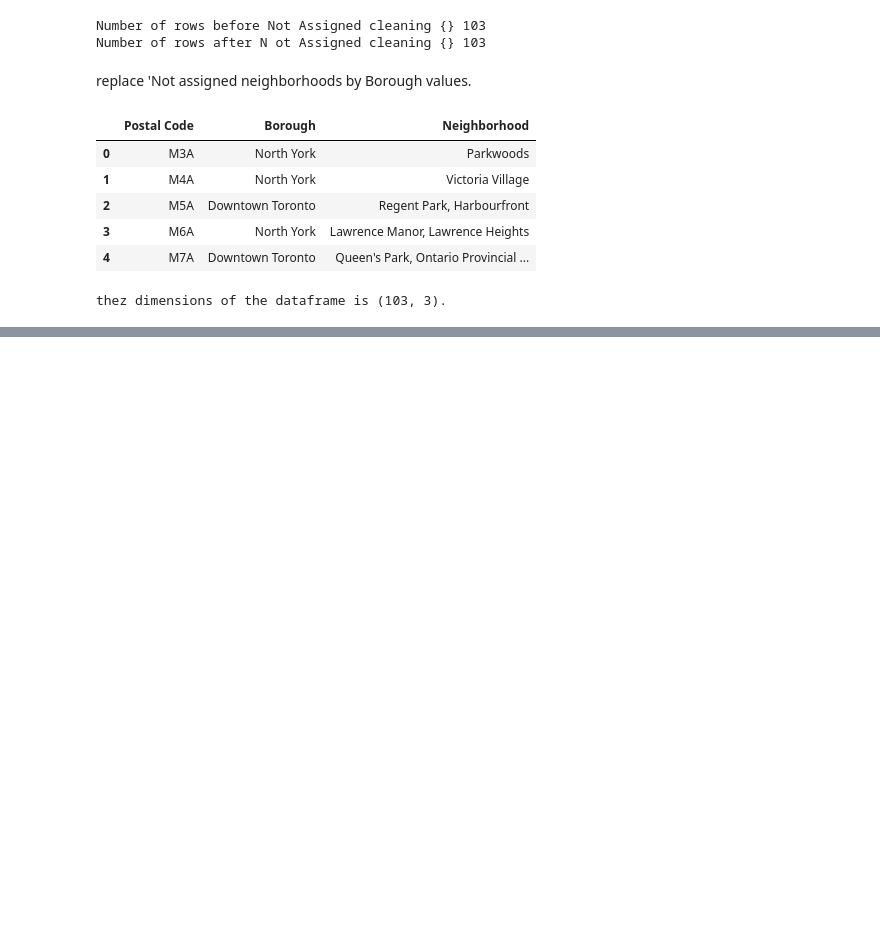
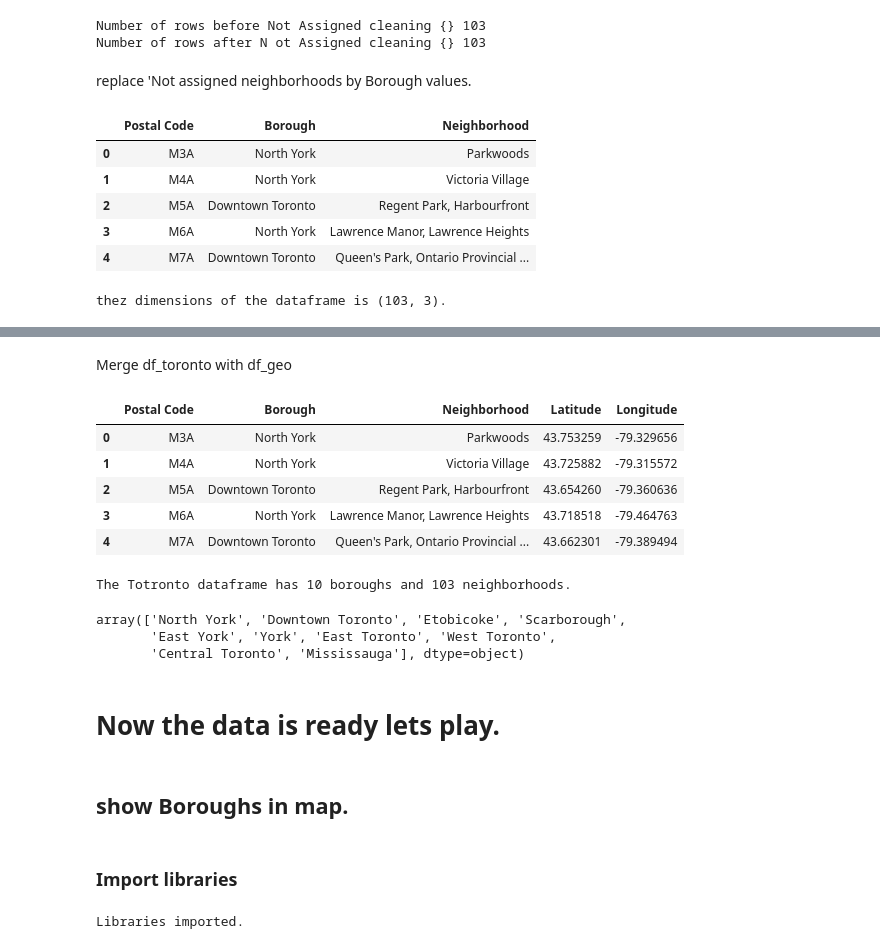
Before and after one commit to GuyVanTricht/Coursera_Capstone, a Jupyter notebook: Neighborhoods of Toronto.ipynb, the cells around one changed output, grey strips where cells are left out. Drawn from its saved outputs; the diff is of its cells as text; code cells hidden in the pictures; blank space fills up the shorter version.

```diff
--- a/Neighborhoods of Toronto.ipynb
+++ b/Neighborhoods of Toronto.ipynb
@@ -67,0 +79,4 @@ thez dimensions of the dataframe is (103, 3).
+# %%
+df_geo = pd.read_csv("Geospatial_data.csv")
+
+df_geo.head()
@@ -67,0 +90,58 @@ thez dimensions of the dataframe is (103, 3).
+# %% [markdown]
+Merge df_toronto with df_geo
+# %%
+df_toronto = pd.merge(df_toronto, df_geo, on="Postal Code")
+df_toronto.head()
+# %% [output]
+|  | Postal Code | Borough | Neighborhood | Latitude | Longitude |
+| 0 | M3A | North York | Parkwoods | 43.753259 | -79.329656 |
+| 1 | M4A | North York | Victoria Village | 43.725882 | -79.315572 |
+| 2 | M5A | Downtown Toronto | Regent Park, Harbourfront | 43.654260 | -79.360636 |
+| 3 | M6A | North York | Lawrence Manor, Lawrence Heights | 43.718518 | -79.464763 |
+| 4 | M7A | Downtown Toronto | Queen's Park, Ontario Provincial ... | 43.662301 | -79.389494 |
+# %%
+print('The Totronto dataframe has {} boroughs and {} neighborhoods.'.format(
+        len(df_toronto['Borough'].unique()),
+        df_toronto.shape[0]
+    )
+)
+df_toronto['Borough'].unique()
+# %% [output]
+The Totronto dataframe has 10 boroughs and 103 neighborhoods.
+array(['North York', 'Downtown Toronto', 'Etobicoke', 'Scarborough',
+       'East York', 'York', 'East Toronto', 'West Toronto',
+       'Central Toronto', 'Mississauga'], dtype=object)
+# %% [markdown]
+# Now the data is ready lets play.
+# %% [markdown]
+## show Boroughs in map.
+# %% [markdown]
+### Import libraries
+# %%
+try:
+    from geopy.geocoders import Nominatim # convert an address into latitude and longitude values
+except errorValue:
+    print('geopy not installed. Installing now. May take a while')
+    !conda install -c conda-forge geopy --yes # uncomment this line if you haven't completed the Foursquare API lab
+    from geopy.geocoders import Nominatim # convert an address into latitude and longitude values
+
+import requests # library to handle requests
+from pandas.io.json import json_normalize # tranform JSON file into a pandas dataframe
+
+# Matplotlib and associated plotting modules
+import matplotlib.cm as cm
+import matplotlib.colors as colors
+
+# import k-means from clustering stage
+from sklearn.cluster import KMeans
+
+try:
+    import folium # map rendering library
+except:
+    print('Folium not installed. Installing now. This can take a while')
+    !conda install -c conda-forge folium=0.5.0 --yes # uncomment this line if you haven't completed the Foursquare API lab
+    import folium # map rendering library
+
+print('Libraries imported.')
+# %% [output]
+Libraries imported.
```
Also changed, not shown: parts of 7 cells of this notebook.
